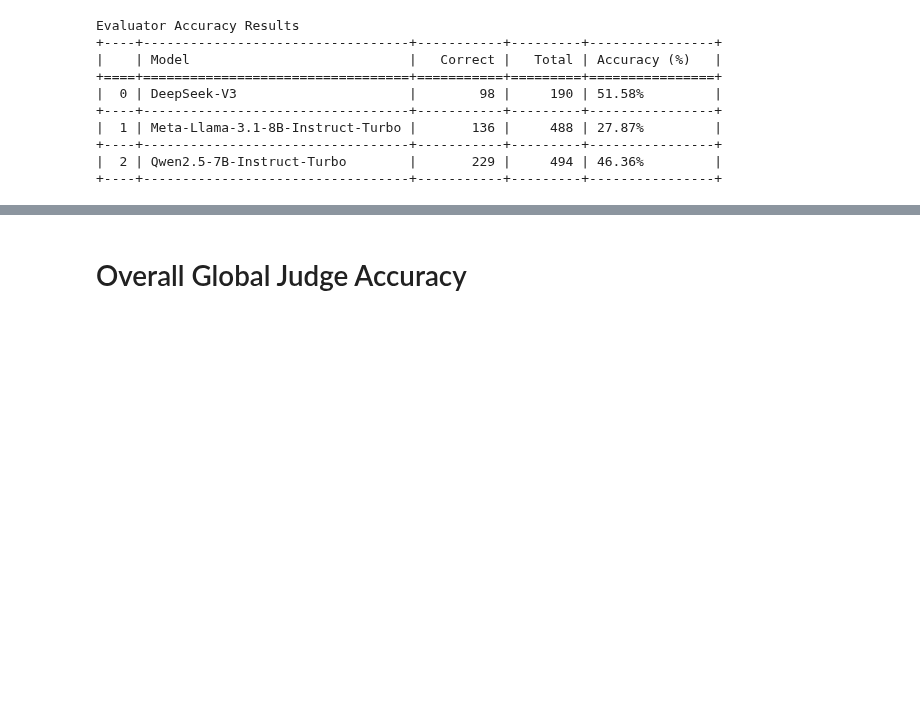
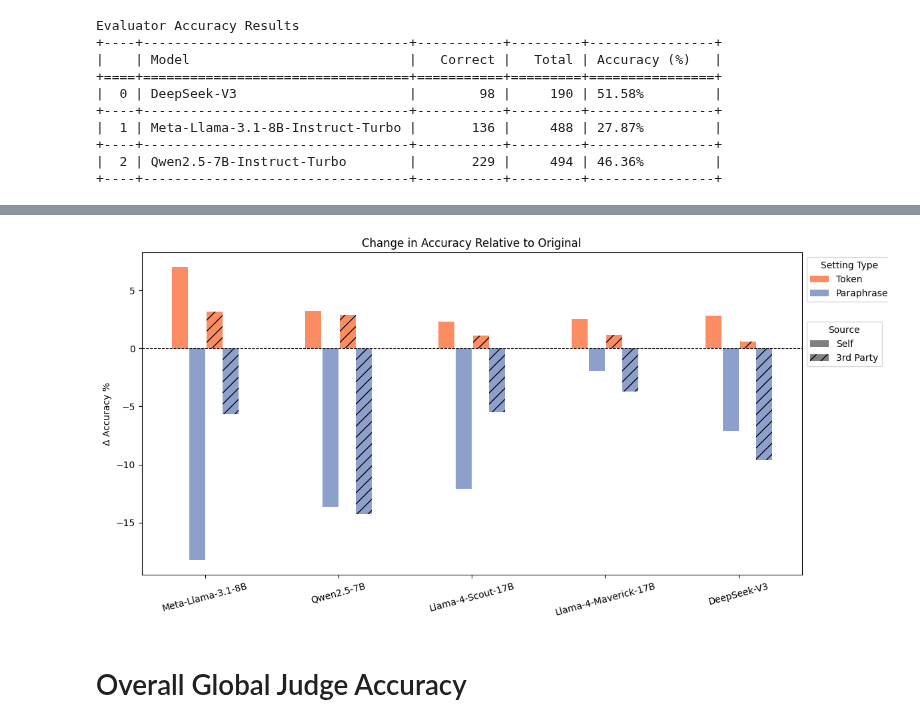
Before and after one commit to Taslim-M/self_recognition, a Jupyter notebook: analysis_quality.ipynb, the cells around one changed output, grey strips where cells are left out. Drawn from its saved outputs; the diff is of its cells as text; code cells hidden in the pictures; blank space fills up the shorter version.

```diff
--- a/analysis_quality.ipynb
+++ b/analysis_quality.ipynb
@@ -7717,3 +8028,47 @@ Evaluator Accuracy Results
+# %%
+# Calculate percentage change for Self
+delta_self_token = [t - o for t, o in zip(self_token, self_original)]
+delta_self_paraphrase = [p - o for p, o in zip(self_paraphrase, self_original)]
+
+# Calculate percentage change for 3rd party
+delta_third_token = [t - o for t, o in zip(third_token, third_original)]
+delta_third_paraphrase = [p - o for p, o in zip(third_paraphrase, third_original)]
+
+# Create plot
+fig, ax = plt.subplots(figsize=(12, 6))
+
+# Plot percentage changes
+bar1 = ax.bar(x - bar_width - gap, delta_self_token, bar_width, label='Token', color=colors[1])
+bar2 = ax.bar(x, delta_self_paraphrase, bar_width, label='Paraphrase', color=colors[2])
+
+bar3 = ax.bar(x + bar_width + gap, delta_third_token, bar_width, color=colors[1], hatch='//')
+bar4 = ax.bar(x + 2*bar_width + gap, delta_third_paraphrase, bar_width, color=colors[2], hatch='//')
+
+# Axis labels and ticks
+ax.set_ylabel('Δ Accuracy %')
+ax.set_title('Change in Accuracy Relative to Original')
+ax.set_xticks(x + bar_width / 2)
+ax.set_xticklabels(models, rotation=15)
+
+# Legends
+setting_legend = ax.legend(handles=[bar1, bar2], title="Setting Type", loc='upper left', bbox_to_anchor=(1, 1))
+source_legend = ax.legend(
+    handles=[
+        plt.Rectangle((0, 0), 1, 1, facecolor='grey', label='Self'),
+        plt.Rectangle((0, 0), 1, 1, facecolor='grey', label='3rd Party', hatch='//')
+    ],
+    title="Source",
+    loc='upper left',
+    bbox_to_anchor=(1, 0.8)
+)
+ax.add_artist(setting_legend)
+
+# Final layout and display
+plt.axhline(0, color='black', linewidth=0.8, linestyle='--')
+plt.tight_layout()
+plt.show()
+# %% [output]
+[figure, added]
 # %% [markdown]
 # Overall Global Judge Accuracy
 # %% [markdown]
```
Also changed, not shown: parts of 35 cells of this notebook, 4 other files.
